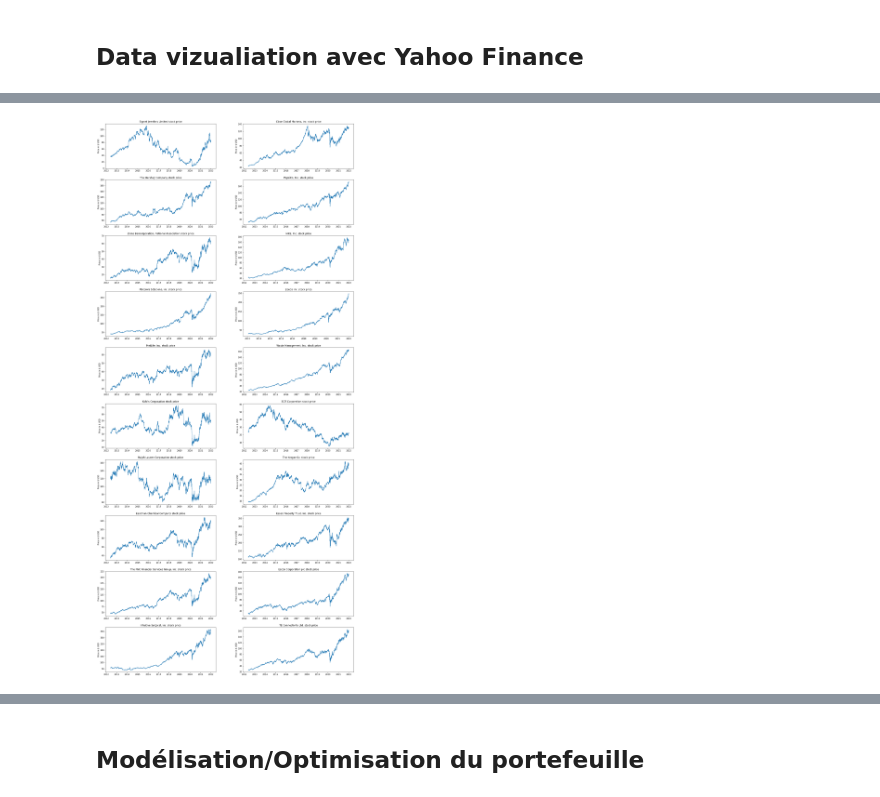
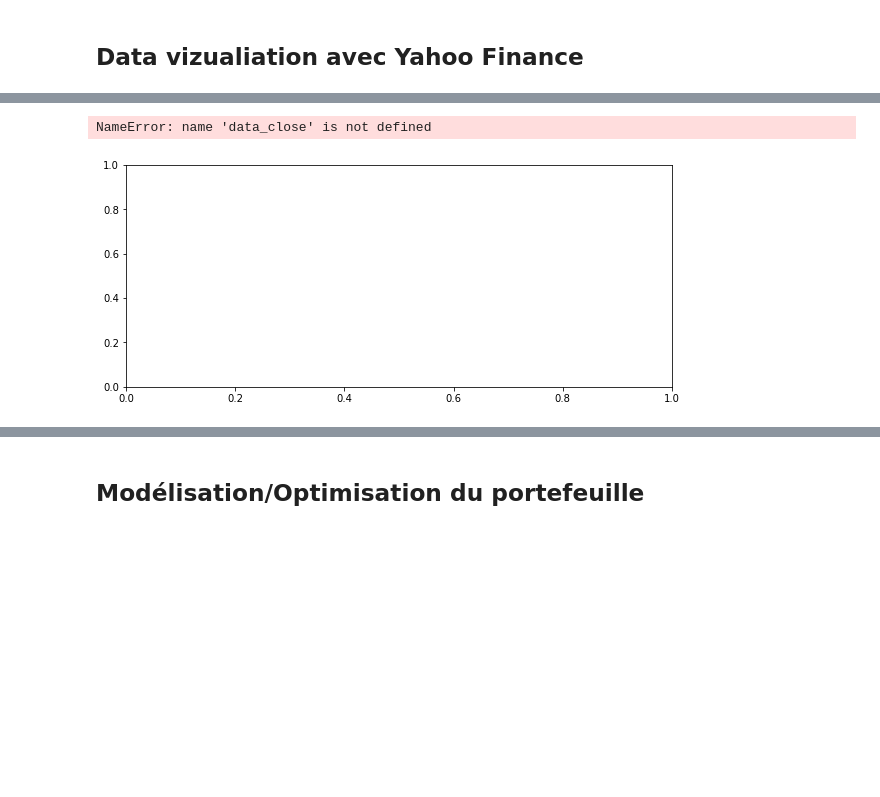
Before and after one commit to merwanchel007/Portfolio_optimization, a Jupyter notebook: Code_scrapping.ipynb, the cells around one changed output, grey strips where cells are left out. Saved outputs shown, nothing was run; the diff lists cells and outputs as text; code cells hidden in the pictures; blank space fills up the shorter version.

```diff
--- a/Code_scrapping.ipynb
+++ b/Code_scrapping.ipynb
@@ -387,30 +393,34 @@ fig.show()
 # %%
-def tendance(prix):
+def tendance(prix, window = 5):
     """
     cette fonction renvoie le mooving average du prix de cloture
 
     entrée :
     prix : prix de cloture
+    window = fenêtre de calcul
 
     sortie:
     df : dataframe dont les colonnes sont: prix et mooving average
     """
-    df = pd.DataFrame()
-    for i in prix:
 
+    df = prix[:window]
+    for i in range(window, len(prix) ):
+        df.append( mean(prix[i-5,i]))
     return df
 # %%
 fig = plt.figure(figsize=(22, 50))
 rows = 10
 columns =2
 grid = plt.GridSpec(rows, columns, wspace = .25, hspace = .25)
 for i in range(rows*columns):
     exec (f"plt.subplot(grid{[i]})")
     plt.plot(data_close[tickers[i]])
+    plt.plot(tendance(data_close[tickers[i]]), y=data_close.index , col)
     plt.title(ticker_name[i] +" stock price")
     plt.ylabel("Price in $ USD")
 # %% [output]
+NameError: name 'data_close' is not defined
-[figure, old version]
+[figure, new version]
 # %%
 data_log_close = data_close.apply(np.log, axis=1)
 data_return = data_log_close - data_log_close.shift(1)
```
Also changed, not shown: parts of 5 cells of this notebook.
